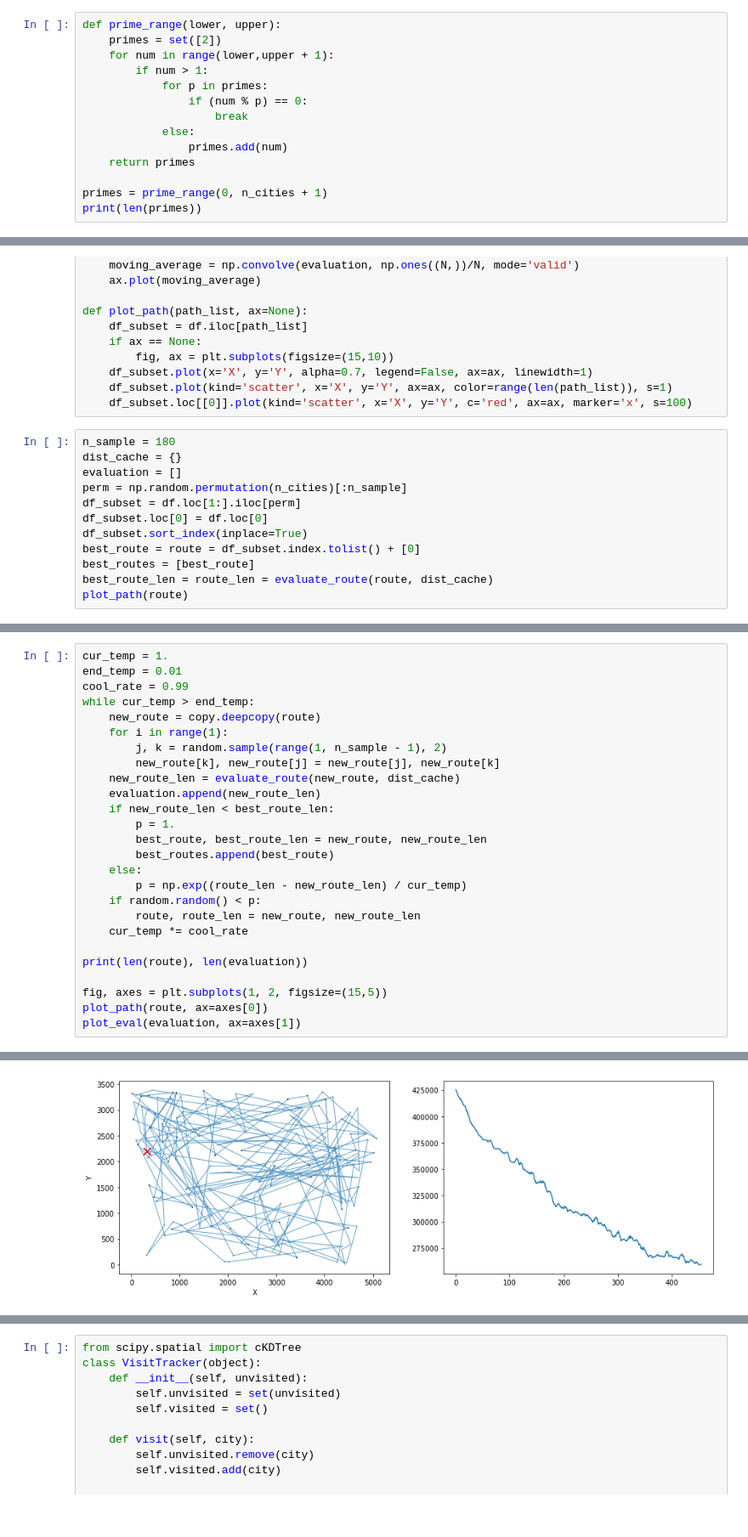
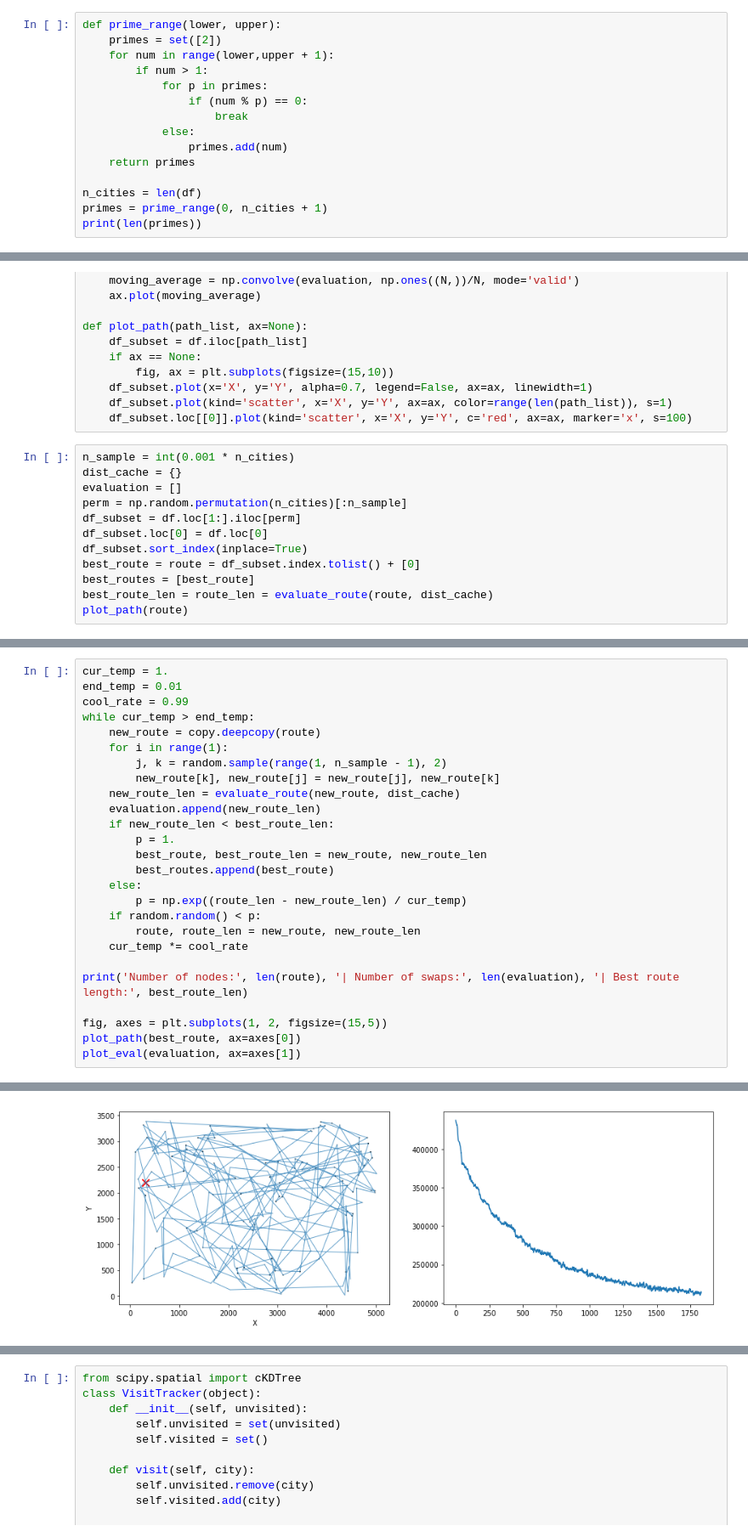
Before and after one commit to brtknr/TravellingSanta, a Jupyter notebook: travelling_santa.ipynb, the cells around one changed output, grey strips where cells are left out. Shown at 85% size. Saved outputs shown, nothing was run; the diff lists cells and outputs as text.

```diff
--- a/travelling_santa.ipynb
+++ b/travelling_santa.ipynb
@@ -99,6 +98,7 @@ def prime_range(lower, upper):
                 primes.add(num)
     return primes
 
+n_cities = len(df)
 primes = prime_range(0, n_cities + 1)
 print(len(primes))
 # %% [output]
@@ -144,7 +144,7 @@ def plot_path(path_list, ax=None):
     df_subset.plot(kind='scatter', x='X', y='Y', ax=ax, color=range(len(path_list)), s=1)
     df_subset.loc[[0]].plot(kind='scatter', x='X', y='Y', c='red', ax=ax, marker='x', s=100)
 # %%
-n_sample = 180
+n_sample = int(0.001 * n_cities)
 dist_cache = {}
 evaluation = []
 perm = np.random.permutation(n_cities)[:n_sample]
@@ -178,9 +178,9 @@ while cur_temp > end_temp:
         route, route_len = new_route, new_route_len
     cur_temp *= cool_rate
 
-print(len(route), len(evaluation))
+print('Number of nodes:', len(route), '| Number of swaps:', len(evaluation), '| Best route length:', best_route_len)
 
 fig, axes = plt.subplots(1, 2, figsize=(15,5))
-plot_path(route, ax=axes[0])
+plot_path(best_route, ax=axes[0])
 plot_eval(evaluation, ax=axes[1])
 # %% [output]
@@ -188 +188 @@ plot_eval(evaluation, ax=axes[1])
-[figure, old version]
+[figure, new version]
```
Also changed, not shown: parts of 22 cells of this notebook.
